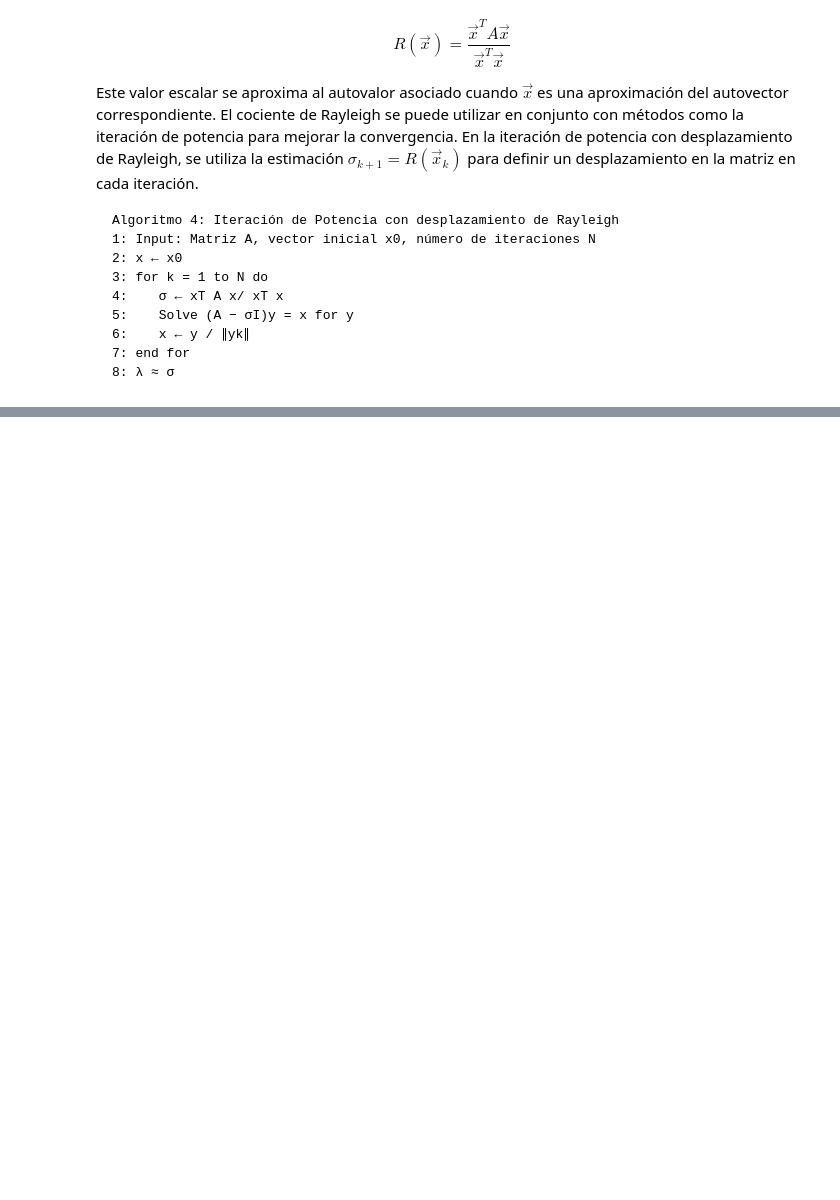
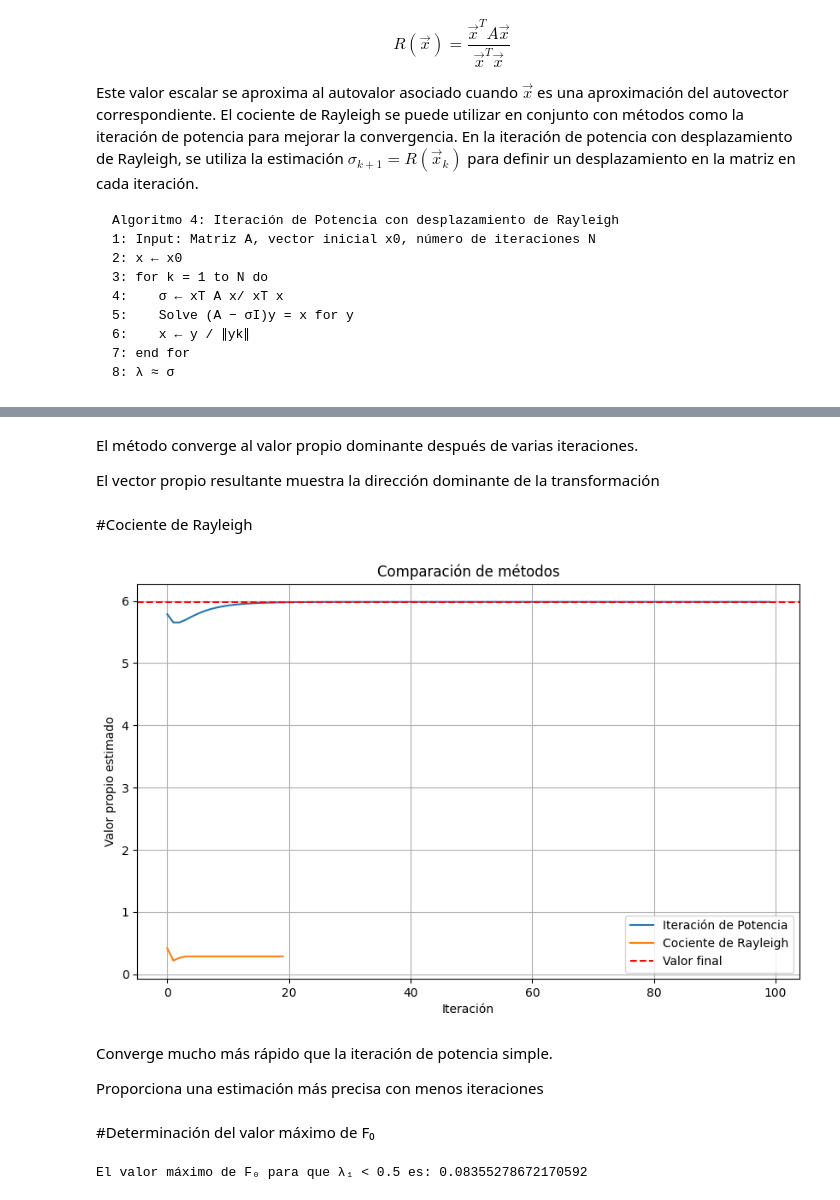
Before and after one commit to ncas13-gif/Mec-270-Lab, a Jupyter notebook: Lab06/eigenvalues.ipynb, the cells around one changed output, grey strips where cells are left out. Saved outputs shown, nothing was run; the diff lists cells and outputs as text; code cells hidden in the pictures; blank space fills up the shorter version.

```diff
--- a/Lab06/eigenvalues.ipynb
+++ b/Lab06/eigenvalues.ipynb
@@ -202,0 +251,53 @@ NameError: name 'G' is not defined
+# %% [markdown]
+El método converge al valor propio dominante después de varias iteraciones.
+
+El vector propio resultante muestra la dirección dominante de la transformación
+# %% [markdown]
+#Cociente de Rayleigh
+# %%
+def iteracion_cociente_rayleigh(A, num_iteraciones=100):
+    n = A.shape[0]
+    x = np.random.rand(n)
+    x = x / np.linalg.norm(x)
+
+    valores_propios = []
+
+    for _ in range(num_iteraciones):
+        # Calcular cociente de Rayleigh
+        lambda_estimado = (x.T @ A @ x) / (x.T @ x)
+        valores_propios.append(lambda_estimado)
+
+        # Resolver (A - lambda_estimado I)y = x
+        y = np.linalg.solve(A - lambda_estimado * np.eye(n), x)
+        x = y / np.linalg.norm(y)
+
+    return x, valores_propios
+
+vector_rayleigh, historia_rayleigh = iteracion_cociente_rayleigh(G, 20)
+
+# Graficar comparación
+plt.figure(figsize=(10, 6))
+plt.plot(historia_valores, label='Iteración de Potencia')
+plt.plot(historia_rayleigh, label='Cociente de Rayleigh')
+plt.axhline(y=historia_valores[-1], color='r', linestyle='--', label='Valor final')
+plt.title('Comparación de métodos')
+plt.xlabel('Iteración')
+plt.ylabel('Valor propio estimado')
+plt.legend()
+plt.grid(True)
+plt.show()
+# %% [output]
+[figure, added]
+# %% [markdown]
+Converge mucho más rápido que la iteración de potencia simple.
+
+Proporciona una estimación más precisa con menos iteraciones
+# %% [markdown]
+#Determinación del valor máximo de F₀
+# %%
+valor_propio_dominante_G = historia_valores[-1]  # Valor propio dominante de G
+F0_maximo = 0.5 / valor_propio_dominante_G
+
+print(f"El valor máximo de F₀ para que λ₁ < 0.5 es: {F0_maximo}")
+# %% [output]
+El valor máximo de F₀ para que λ₁ < 0.5 es: 0.08355278672170592
```
Also changed, not shown: parts of 5 cells of this notebook.
